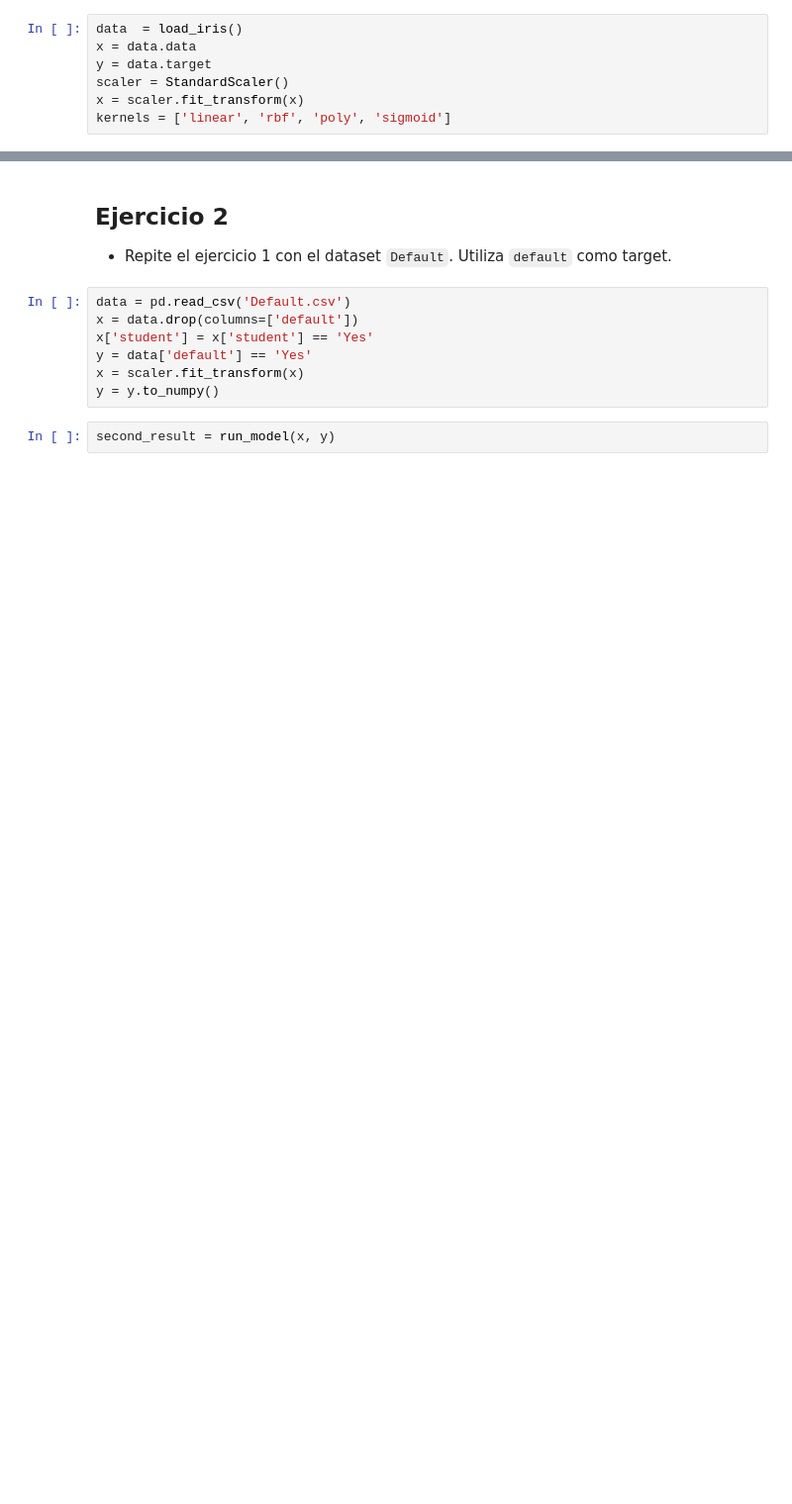
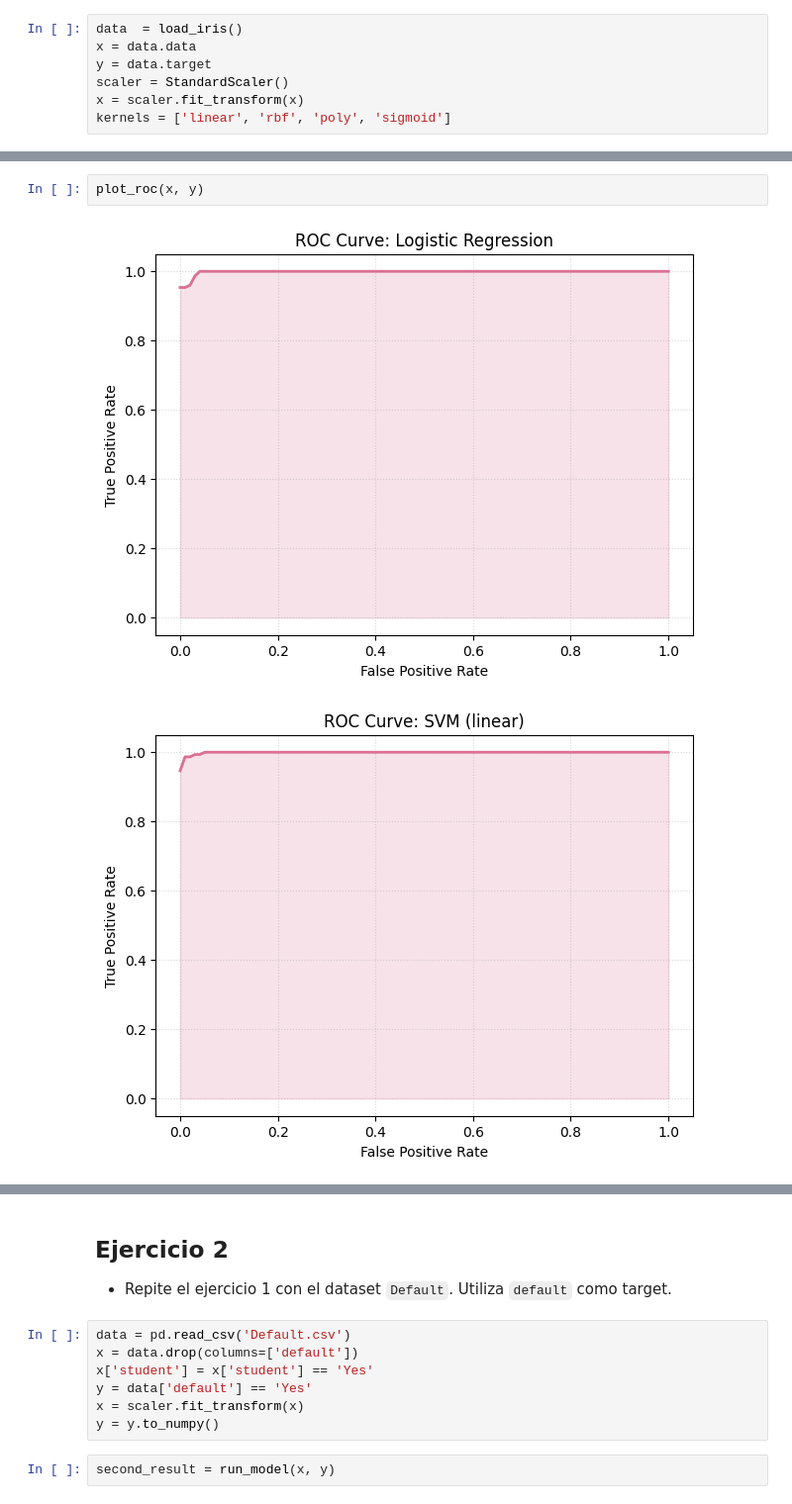
Before and after one commit to AnaSofiaHinojosa/LabAprEst, a Jupyter notebook: Lab - C2.ipynb, the cells around one changed output, grey strips where cells are left out. Shown at 99% size. Drawn from its saved outputs; the diff is of its cells as text; blank space fills up the shorter version.

```diff
--- a/Lab - C2.ipynb
+++ b/Lab - C2.ipynb
@@ -172,0 +222,5 @@ plot(first_result)
+# %%
+plot_roc(x, y)
+# %% [output]
+[figure, added]
+[figure, added]
```
Also changed, not shown: parts of 11 cells of this notebook.
